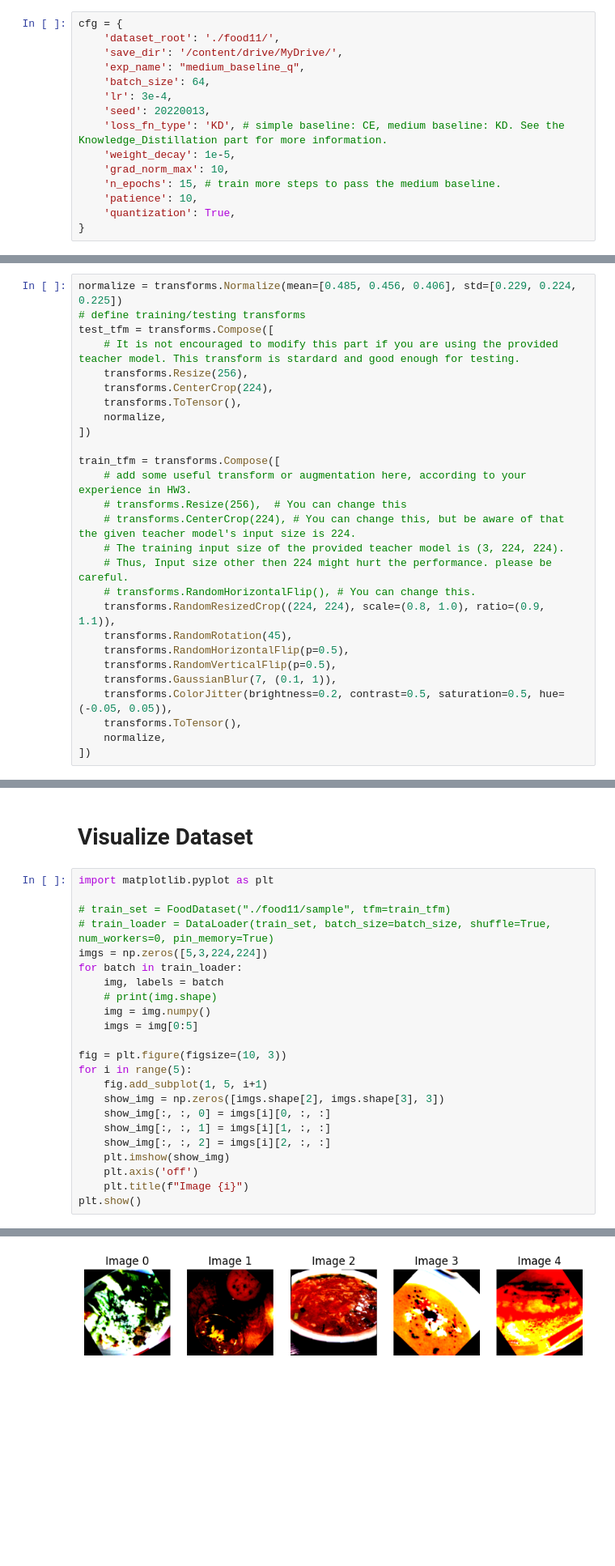
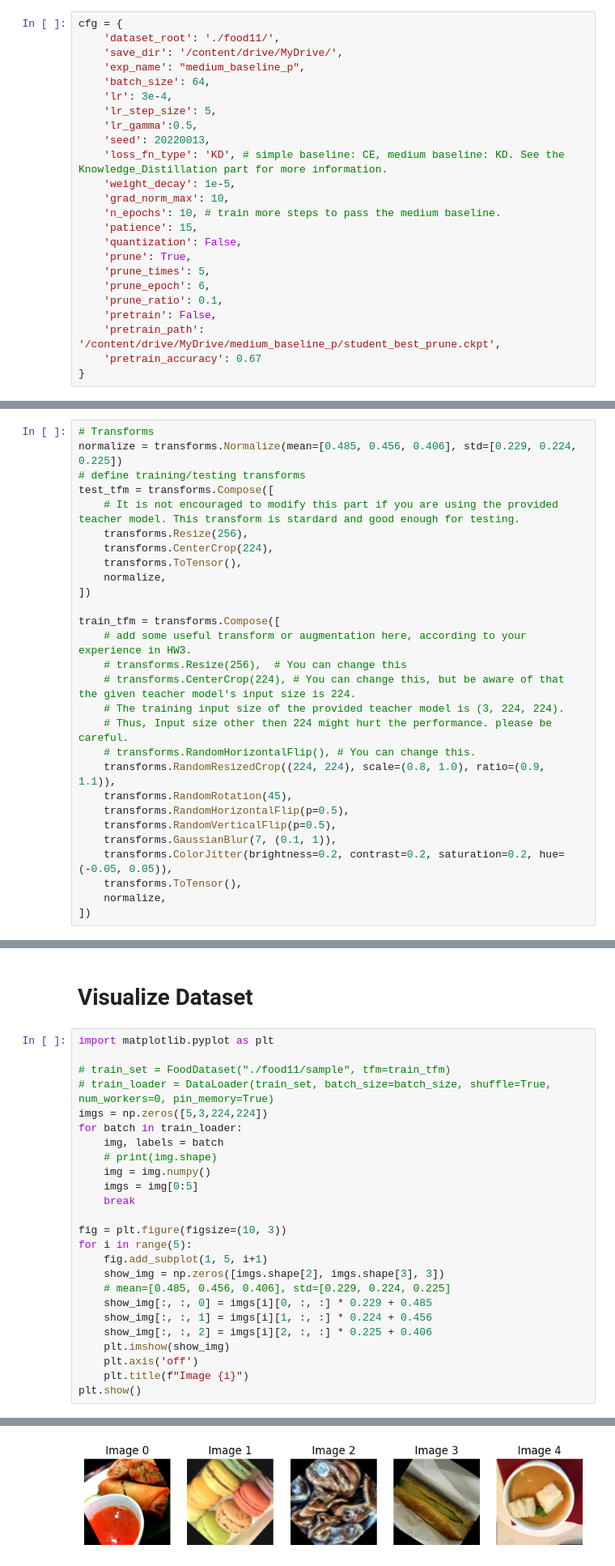
Before and after one commit to jw7200123456/NN_Compression, a Jupyter notebook: ML2023_HW13_NN_Compression.ipynb, the cells around one changed output, grey strips where cells are left out. Shown at 81% size. Cells and saved outputs as stored; diff of their text form; blank space fills up the shorter version.

```diff
--- a/ML2023_HW13_NN_Compression.ipynb
+++ b/ML2023_HW13_NN_Compression.ipynb
@@ -53,16 +56,25 @@ import pdb
 cfg = {
     'dataset_root': './food11/',
     'save_dir': '/content/drive/MyDrive/',
-    'exp_name': "medium_baseline_q",
+    'exp_name': "medium_baseline_p",
     'batch_size': 64,
     'lr': 3e-4,
+    'lr_step_size': 5,
+    'lr_gamma':0.5,
     'seed': 20220013,
     'loss_fn_type': 'KD', # simple baseline: CE, medium baseline: KD. See the Knowledge_Distillation part for more information.
     'weight_decay': 1e-5,
     'grad_norm_max': 10,
-    'n_epochs': 15, # train more steps to pass the medium baseline.
-    'patience': 10,
-    'quantization': True,
+    'n_epochs': 10, # train more steps to pass the medium baseline.
+    'patience': 15,
+    'quantization': False,
+    'prune': True,
+    'prune_times': 5,
+    'prune_epoch': 6,
+    'prune_ratio': 0.1,
+    'pretrain': False,
+    'pretrain_path': '/content/drive/MyDrive/medium_baseline_p/student_best_prune.ckpt',
+    'pretrain_accuracy': 0.67
 }
 # %%
 myseed = cfg['seed']  # set a random seed for reproducibility
@@ -92,4 +104,5 @@ log(cfg)
 # %%
+# Transforms
 normalize = transforms.Normalize(mean=[0.485, 0.456, 0.406], std=[0.229, 0.224, 0.225])
 # define training/testing transforms
 test_tfm = transforms.Compose([
@@ -112,7 +125,7 @@ train_tfm = transforms.Compose([
     transforms.RandomHorizontalFlip(p=0.5),
     transforms.RandomVerticalFlip(p=0.5),
     transforms.GaussianBlur(7, (0.1, 1)),
-    transforms.ColorJitter(brightness=0.2, contrast=0.5, saturation=0.5, hue=(-0.05, 0.05)),
+    transforms.ColorJitter(brightness=0.2, contrast=0.2, saturation=0.2, hue=(-0.05, 0.05)),
     transforms.ToTensor(),
     normalize,
 ])
@@ -166,14 +175,16 @@ for batch in train_loader:
     # print(img.shape)
     img = img.numpy()
     imgs = img[0:5]
+    break
 
 fig = plt.figure(figsize=(10, 3))
 for i in range(5):
     fig.add_subplot(1, 5, i+1)
     show_img = np.zeros([imgs.shape[2], imgs.shape[3], 3])
-    show_img[:, :, 0] = imgs[i][0, :, :]
-    show_img[:, :, 1] = imgs[i][1, :, :]
-    show_img[:, :, 2] = imgs[i][2, :, :]
+    # mean=[0.485, 0.456, 0.406], std=[0.229, 0.224, 0.225]
+    show_img[:, :, 0] = imgs[i][0, :, :] * 0.229 + 0.485
+    show_img[:, :, 1] = imgs[i][1, :, :] * 0.224 + 0.456
+    show_img[:, :, 2] = imgs[i][2, :, :] * 0.225 + 0.406
     plt.imshow(show_img)
     plt.axis('off')
     plt.title(f"Image {i}")
@@ -187,2 +193,2 @@ WARNING:matplotlib.image:Clipping input data to the valid range for imshow with
-[figure, old version]
+[figure, new version]
 # %% [markdown]
```
Also changed, not shown: parts of 52 cells of this notebook.
